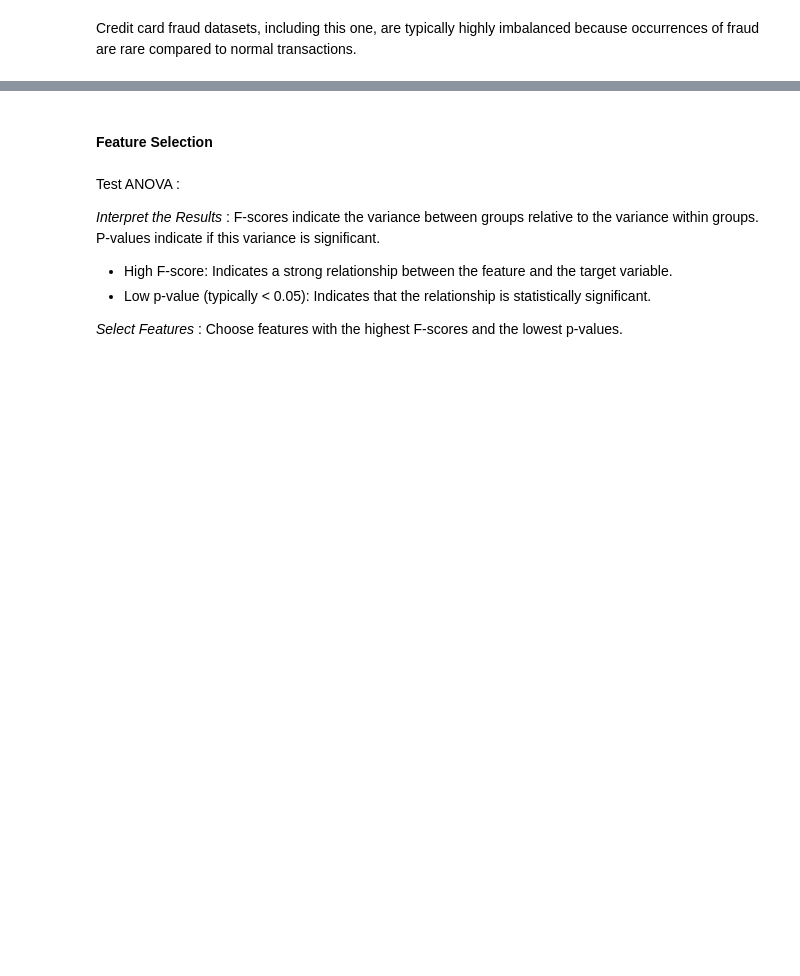
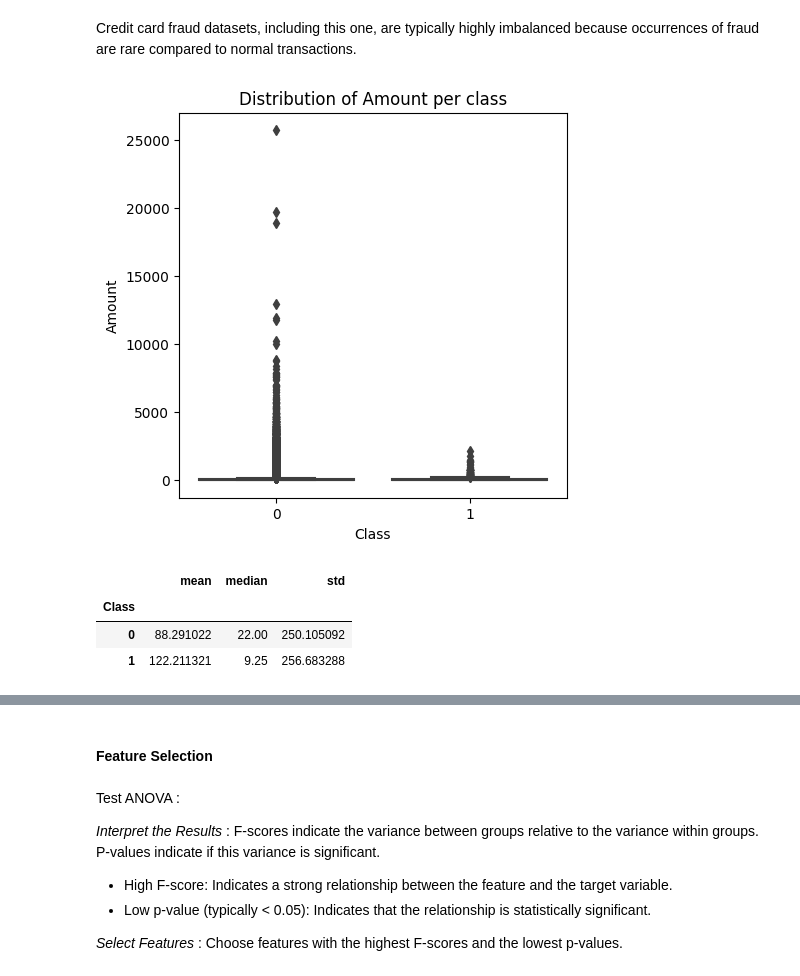
Before and after one commit to EL-MEHDI-git/Credit-card-fraud-detection, a Jupyter notebook: credit-card-fraud-detection.ipynb, the cells around one changed output, grey strips where cells are left out. Saved outputs shown, nothing was run; the diff lists cells and outputs as text; code cells hidden in the pictures; blank space fills up the shorter version.

```diff
--- a/credit-card-fraud-detection.ipynb
+++ b/credit-card-fraud-detection.ipynb
@@ -61,2 +62,21 @@ sns.countplot(x='Class', data=df)
 # %% [markdown]
 Credit card fraud datasets, including this one, are typically highly imbalanced because occurrences of fraud are rare compared to normal transactions.
+# %%
+plt.figure(figsize=(5, 5))
+sns.boxplot(data=df, x='Class', y='Amount', palette='tab10')
+
+# Add titles and labels
+plt.title('Distribution of Amount per class')
+plt.xlabel('Class')
+plt.ylabel('Amount')
+plt.show()
+# %% [output]
+[figure, added]
+# %%
+stats_amount = df.groupby('Class')['Amount'].agg(['mean', 'median', 'std'])
+stats_amount
+# %% [output]
+|  | mean | median | std |
+| Class |  |  |  |
+| 0 | 88.291022 | 22.00 | 250.105092 |
+| 1 | 122.211321 | 9.25 | 256.683288 |
```
Also changed, not shown: parts of 9 cells of this notebook.
